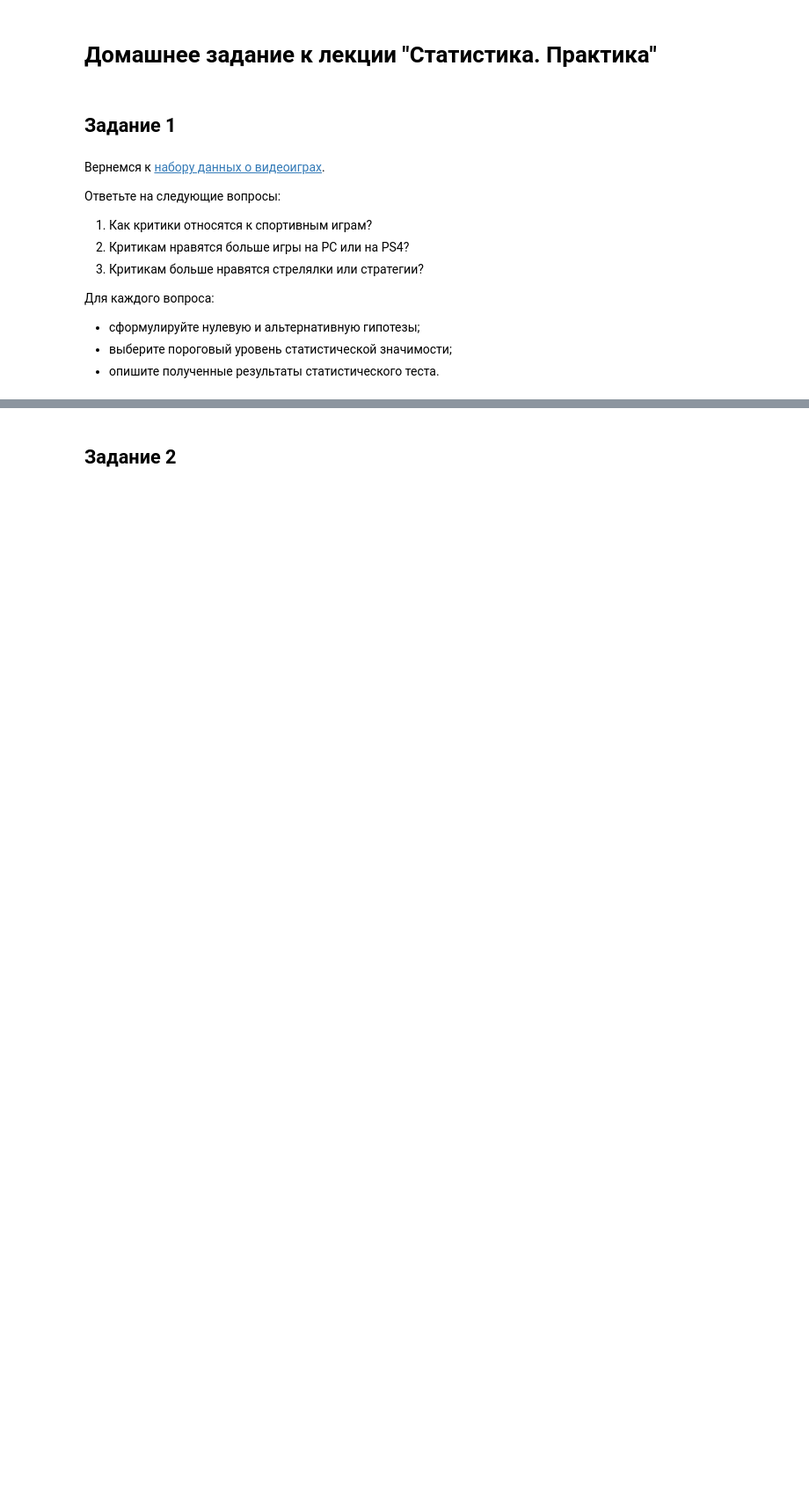
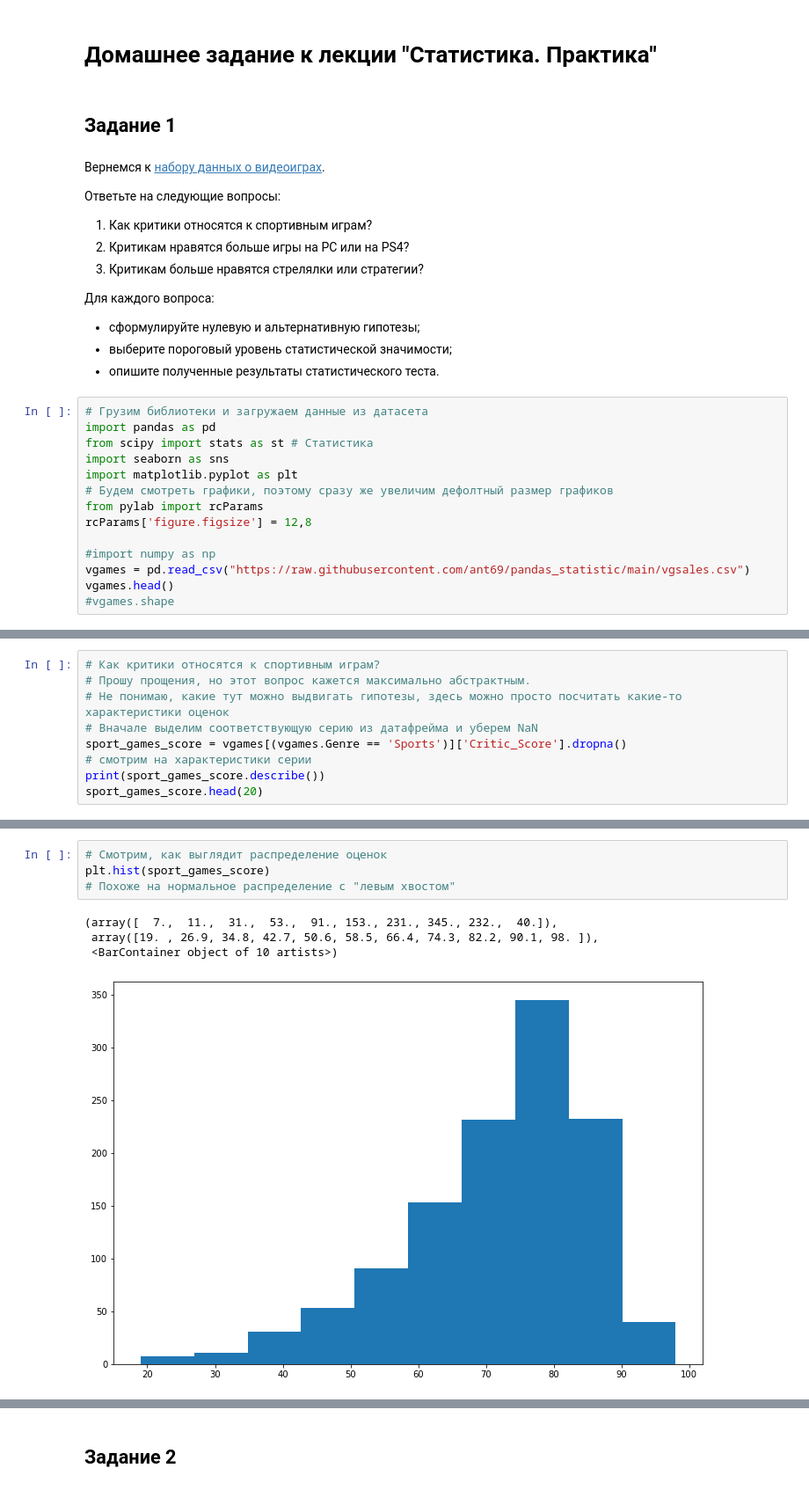
Before and after one commit to ant69/pandas_statistic, a Jupyter notebook: homework_statistics_8_case_study.ipynb, the cells around one changed output, grey strips where cells are left out. Shown at 88% size. Drawn from its saved outputs; the diff is of its cells as text; blank space fills up the shorter version.

Commit message:
Homework statistic 8

```diff
--- a/homework_statistics_8_case_study.ipynb
+++ b/homework_statistics_8_case_study.ipynb
@@ -15,3 +15,17 @@
 - сформулируйте нулевую и альтернативную гипотезы;
 - выберите пороговый уровень статистической значимости;
 - опишите полученные результаты статистического теста.
+# %%
+# Грузим библиотеки и загружаем данные из датасета
+import pandas as pd
+from scipy import stats as st # Cтатистика
+import seaborn as sns
+import matplotlib.pyplot as plt
+# Будем смотреть графики, поэтому сразу же увеличим дефолтный размер графиков
+from pylab import rcParams
+rcParams['figure.figsize'] = 12,8
+
+#import numpy as np
+vgames = pd.read_csv("https://raw.githubusercontent.com/ant69/pandas_statistic/main/vgsales.csv")
+vgames.head()
+#vgames.shape
@@ -17,0 +39,9 @@
+# %%
+# Как критики относятся к спортивным играм?
+# Прошу прощения, но этот вопрос кажется максимально абстрактным.
+# Не понимаю, какие тут можно выдвигать гипотезы, здесь можно просто посчитать какие-то характеристики оценок
+# Вначале выделим соответствующую серию из датафрейма и уберем NaN
+sport_games_score = vgames[(vgames.Genre == 'Sports')]['Critic_Score'].dropna()
+# смотрим на характеристики серии
+print(sport_games_score.describe())
+sport_games_score.head(20)
@@ -17,0 +75,9 @@
+# %%
+# Смотрим, как выглядит распределение оценок
+plt.hist(sport_games_score)
+# Похоже на нормальное распределение с "левым хвостом"
+# %% [output]
+(array([  7.,  11.,  31.,  53.,  91., 153., 231., 345., 232.,  40.]),
+ array([19. , 26.9, 34.8, 42.7, 50.6, 58.5, 66.4, 74.3, 82.2, 90.1, 98. ]),
+ <BarContainer object of 10 artists>)
+[figure, added]
```
Also changed, not shown: parts of 18 cells of this notebook.
